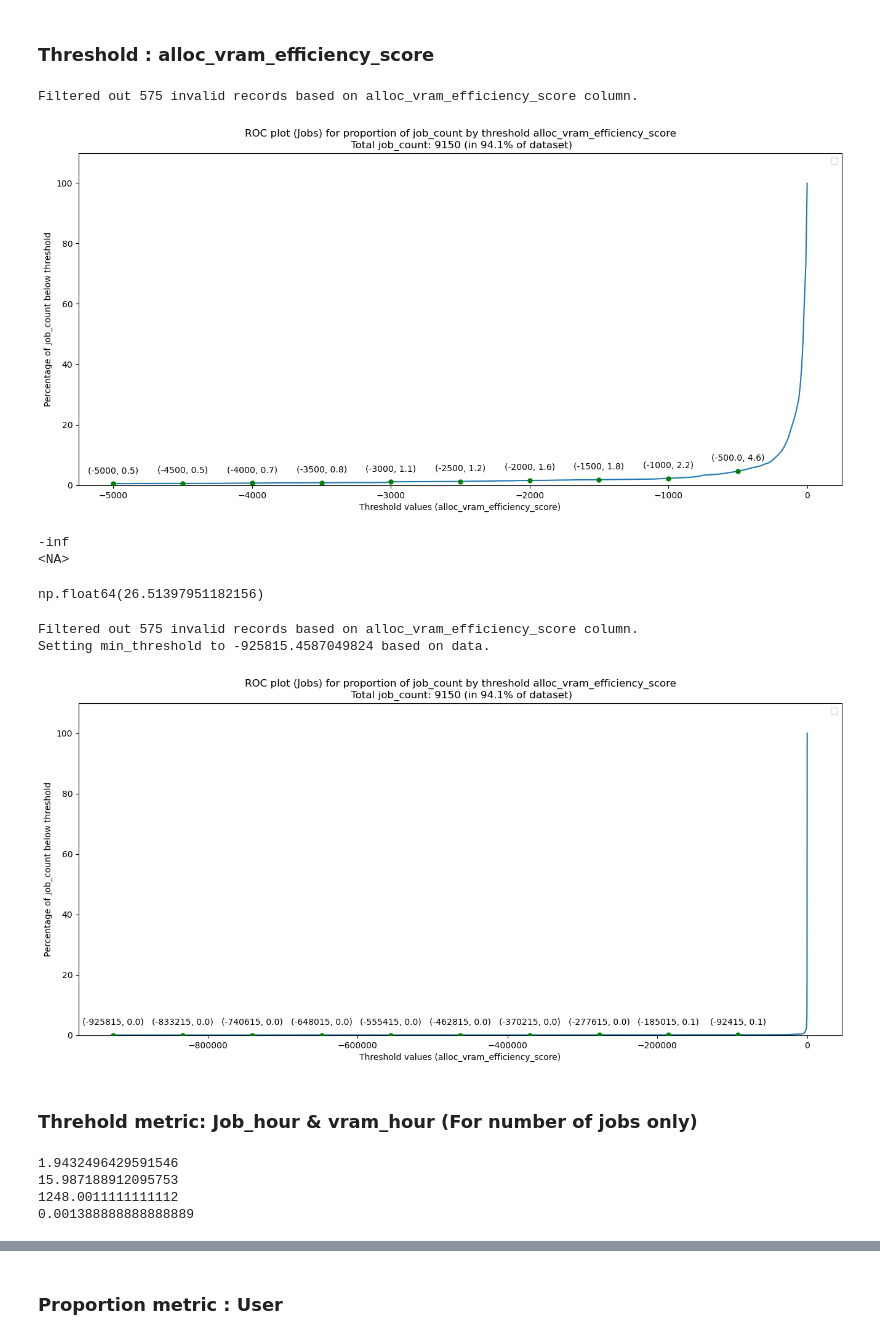
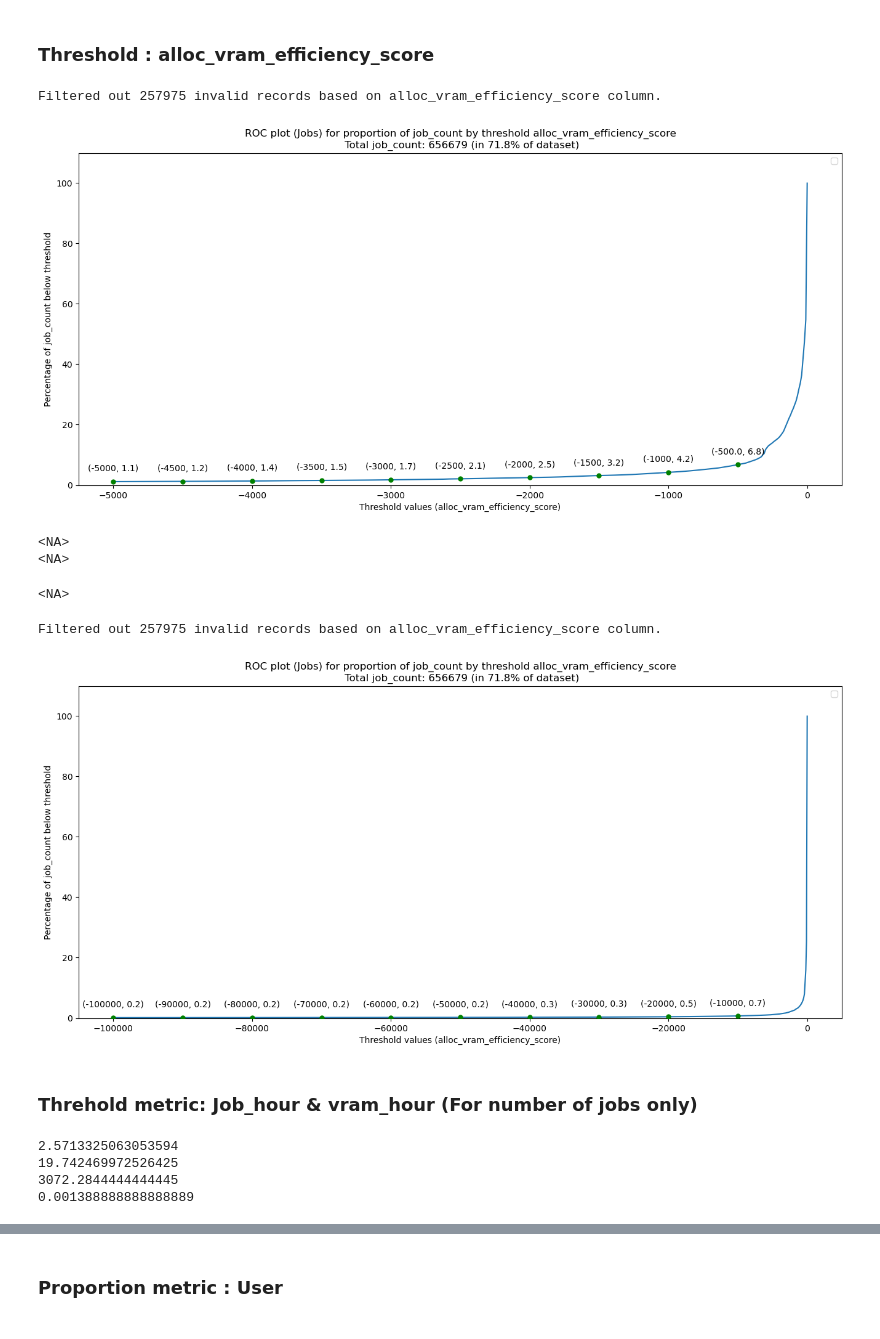
Before and after one commit to UnityHPC/ds4cg-job-analytics, a Jupyter notebook: notebooks/ROC Plot.ipynb, the cells around one changed output, grey strips where cells are left out. Cells and saved outputs as stored; diff of their text form; code cells hidden in the pictures.

```diff
--- a/notebooks/ROC Plot.ipynb
+++ b/notebooks/ROC Plot.ipynb
@@ -23,4 +26,4 @@ from src.config.enum_constants import ROCPlotTypes
 # %%
 # load jobs df
-loaded_df = load_preprocessed_jobs_dataframe_from_duckdb(db_path="../data/slurm_data_small.db")
+loaded_df = load_preprocessed_jobs_dataframe_from_duckdb(db_path="../data/slurm_data.db")
 # %% [output]
@@ -185,34 +202,33 @@ fig, (axe1) = roc_instance.plot_roc(
     proportion_metric=proportion_metric,
 )
 # %% [output]
-Filtered out 575 invalid records based on alloc_vram_efficiency_score column.
+Filtered out 257975 invalid records based on alloc_vram_efficiency_score column.
-[figure, old version]
+[figure, new version]
 # %%
 print(roc_instance.jobs_with_efficiency_metrics[enum_constants.JobEfficiencyMetricsEnum.ALLOC_VRAM_EFFICIENCY_SCORE.value].mean())
 print(roc_instance.jobs_with_efficiency_metrics[enum_constants.JobEfficiencyMetricsEnum.ALLOC_VRAM_EFFICIENCY_SCORE.value].std())
 roc_instance.jobs_with_efficiency_metrics[enum_constants.JobEfficiencyMetricsEnum.ALLOC_VRAM_EFFICIENCY_SCORE.value].max()
 # %% [output]
--inf
 <NA>
+<NA>
-np.float64(26.51397951182156)
+<NA>
 # %%
 # for alloc_vram_efficiency_score, we need to adjust the min_threshold manually
 
 # plot raw number of job_hours
 threshold_metric = enum_constants.JobEfficiencyMetricsEnum.ALLOC_VRAM_EFFICIENCY_SCORE
 proportion_metric = enum_constants.ProportionMetricsEnum.JOBS
 fig, (axe1) = roc_instance.plot_roc(
     plot_type=ROCPlotTypes.JOB,
-    # min_threshold=-10000,
+    min_threshold=-100000,
     max_threshold=0.0,
     threshold_step=100,
     threshold_metric=threshold_metric,
     proportion_metric=proportion_metric,
 )
 # %% [output]
-Filtered out 575 invalid records based on alloc_vram_efficiency_score column.
-Setting min_threshold to -925815.4587049824 based on data.
+Filtered out 257975 invalid records based on alloc_vram_efficiency_score column.
-[figure, old version]
+[figure, new version]
 # %% [markdown]
 ### Threhold metric: Job_hour & vram_hour (For number of jobs only) ###
 # %%
@@ -221,9 +237,9 @@ print(roc_instance.jobs_with_efficiency_metrics["job_hours"].std())
 print(roc_instance.jobs_with_efficiency_metrics["job_hours"].max())
 print(roc_instance.jobs_with_efficiency_metrics["job_hours"].min())
 # %% [output]
-1.9432496429591546
-15.987188912095753
-1248.0011111111112
+2.5713325063053594
+19.742469972526425
+3072.2844444444445
 0.001388888888888889
 # %%
 # for alloc_vram_efficiency_score, we need to adjust the min_threshold manually
```
Also changed, not shown: parts of 21 cells of this notebook, 2 other files.
